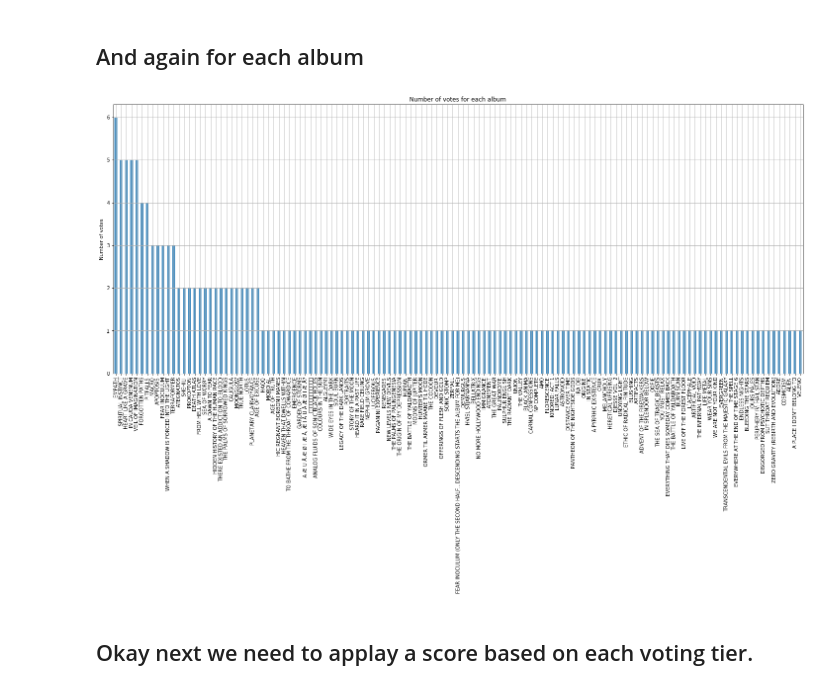
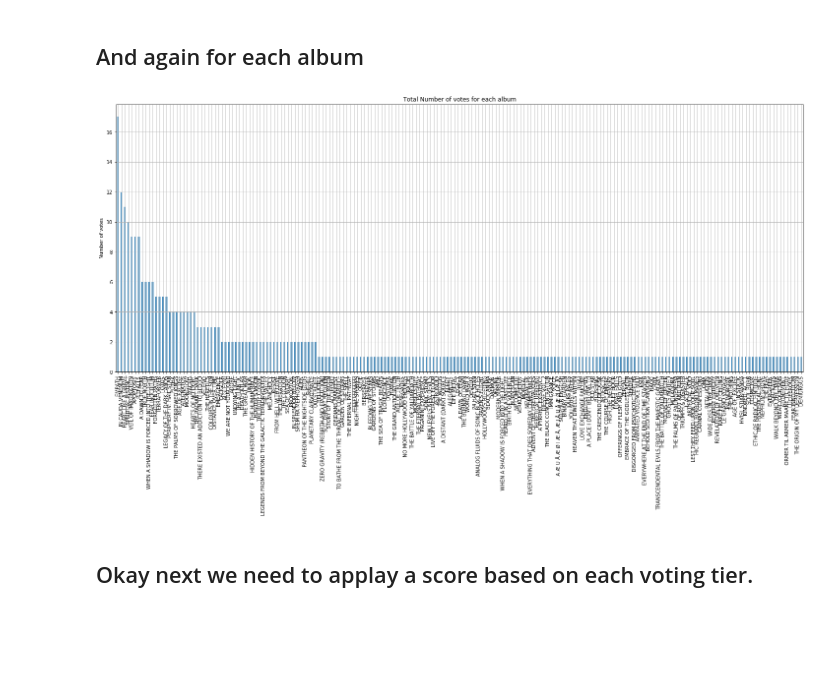
Before and after one commit to marrabld/Neo2019, a Jupyter notebook: data/2019count.ipynb, the cells around one changed output. Drawn from its saved outputs; the diff is of its cells as text; code cells hidden in the pictures; blank space fills up the shorter version.

```diff
--- a/data/2019count.ipynb
+++ b/data/2019count.ipynb
@@ -5,6 +21,7 @@ import numpy as np
 # %% [markdown]
 ## Read in the data file and preview the first few rows
 # %%
-votes = pd.read_excel('Test Results.xlsx')
+#votes = pd.read_excel('Test Results.xlsx')
+votes = pd.read_excel('Ne Obliviscaris - Patreon Exclusive Top 10 (Responses).xlsx')
 votes.head()
 # %% [output]
@@ -153,17 +184,17 @@ pylab.grid()
 # %%
 pylab.figure(figsize=(25,10))
 stack = []
 for ii in range(album.shape[1]):
     for jj in range(album.shape[0]):
         stack.append(album[jj, ii])
 
 
 pd.Series(stack).value_counts().plot('bar', alpha=0.8)
 
-pylab.title('Number of votes for each album')
+pylab.title('Total Number of votes for each album')
 pylab.ylabel('Number of votes')
 pylab.grid()
 # %% [output]
-[figure, old version]
+[figure, new version]
 # %% [markdown]
 ##  Okay next we need to applay a score based on each voting tier.
```
Also changed, not shown: parts of 26 cells of this notebook, 6 other files.
